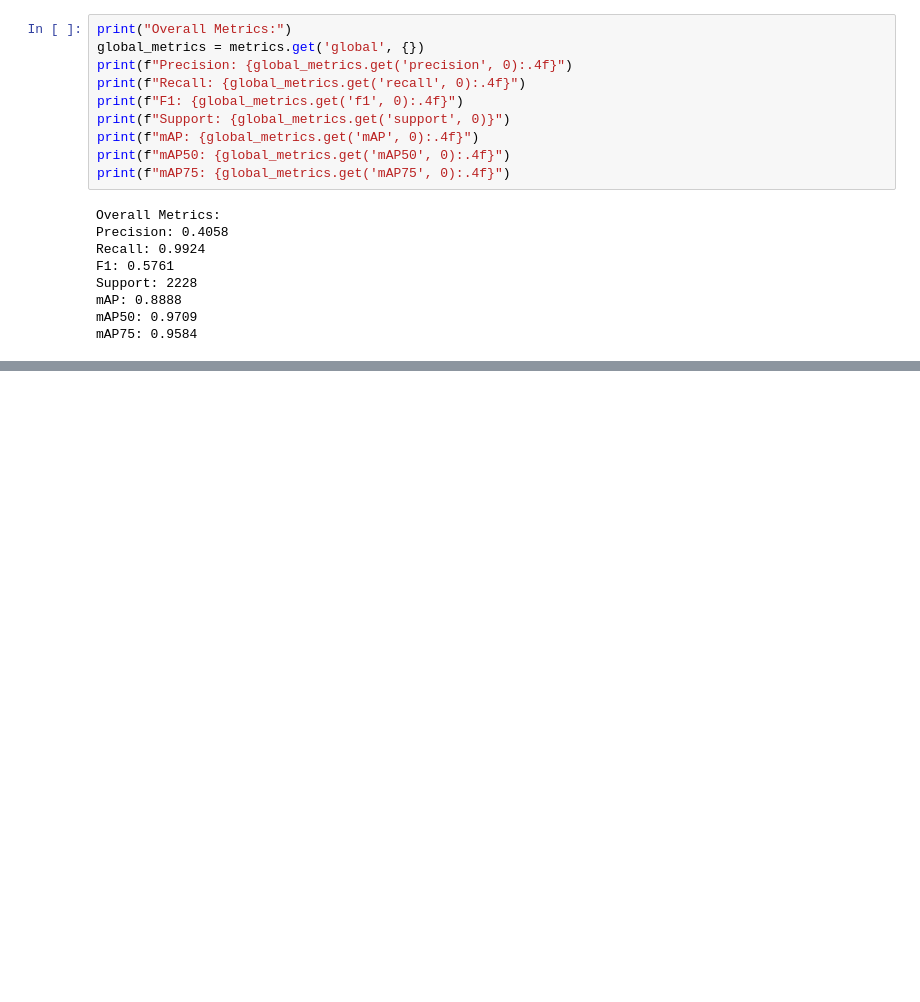
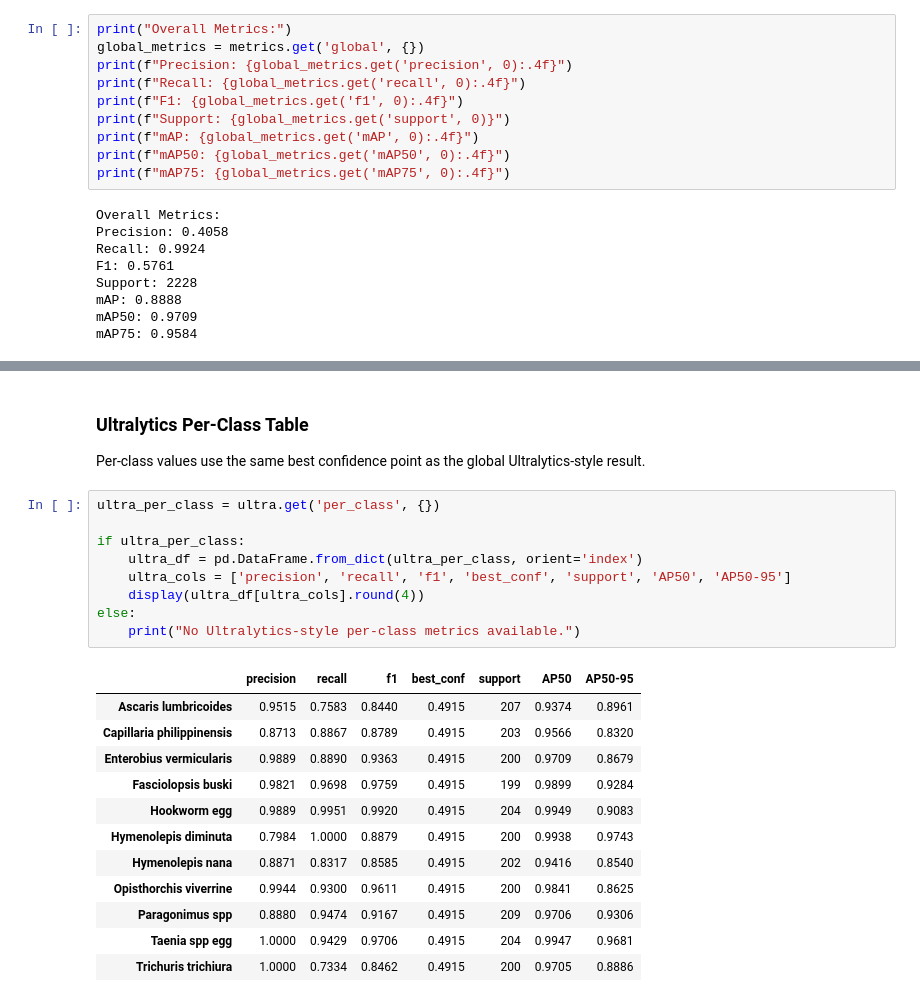
Before and after one commit to viplabufma/ObjectDetectionMetricsLibrary, a Jupyter notebook: examples/tutorial.ipynb, the cells around one changed output, grey strips where cells are left out. Saved outputs shown, nothing was run; the diff lists cells and outputs as text; blank space fills up the shorter version.

```diff
--- a/examples/tutorial.ipynb
+++ b/examples/tutorial.ipynb
@@ -97,0 +126,26 @@ mAP75: 0.9584
+# %% [markdown]
+### Ultralytics Per-Class Table
+
+Per-class values use the same best confidence point as the global Ultralytics-style result.
+# %%
+ultra_per_class = ultra.get('per_class', {})
+
+if ultra_per_class:
+    ultra_df = pd.DataFrame.from_dict(ultra_per_class, orient='index')
+    ultra_cols = ['precision', 'recall', 'f1', 'best_conf', 'support', 'AP50', 'AP50-95']
+    display(ultra_df[ultra_cols].round(4))
+else:
+    print("No Ultralytics-style per-class metrics available.")
+# %% [output]
+|  | precision | recall | f1 | best_conf | support | AP50 | AP50-95 |
+| Ascaris lumbricoides | 0.9515 | 0.7583 | 0.8440 | 0.4915 | 207 | 0.9374 | 0.8961 |
+| Capillaria philippinensis | 0.8713 | 0.8867 | 0.8789 | 0.4915 | 203 | 0.9566 | 0.8320 |
+| Enterobius vermicularis | 0.9889 | 0.8890 | 0.9363 | 0.4915 | 200 | 0.9709 | 0.8679 |
+| Fasciolopsis buski | 0.9821 | 0.9698 | 0.9759 | 0.4915 | 199 | 0.9899 | 0.9284 |
+| Hookworm egg | 0.9889 | 0.9951 | 0.9920 | 0.4915 | 204 | 0.9949 | 0.9083 |
+| Hymenolepis diminuta | 0.7984 | 1.0000 | 0.8879 | 0.4915 | 200 | 0.9938 | 0.9743 |
+| Hymenolepis nana | 0.8871 | 0.8317 | 0.8585 | 0.4915 | 202 | 0.9416 | 0.8540 |
+| Opisthorchis viverrine | 0.9944 | 0.9300 | 0.9611 | 0.4915 | 200 | 0.9841 | 0.8625 |
+| Paragonimus spp | 0.8880 | 0.9474 | 0.9167 | 0.4915 | 209 | 0.9706 | 0.9306 |
+| Taenia spp egg | 1.0000 | 0.9429 | 0.9706 | 0.4915 | 204 | 0.9947 | 0.9681 |
+| Trichuris trichiura | 1.0000 | 0.7334 | 0.8462 | 0.4915 | 200 | 0.9705 | 0.8886 |
```
Also changed, not shown: parts of 17 cells of this notebook, 4 other files.
